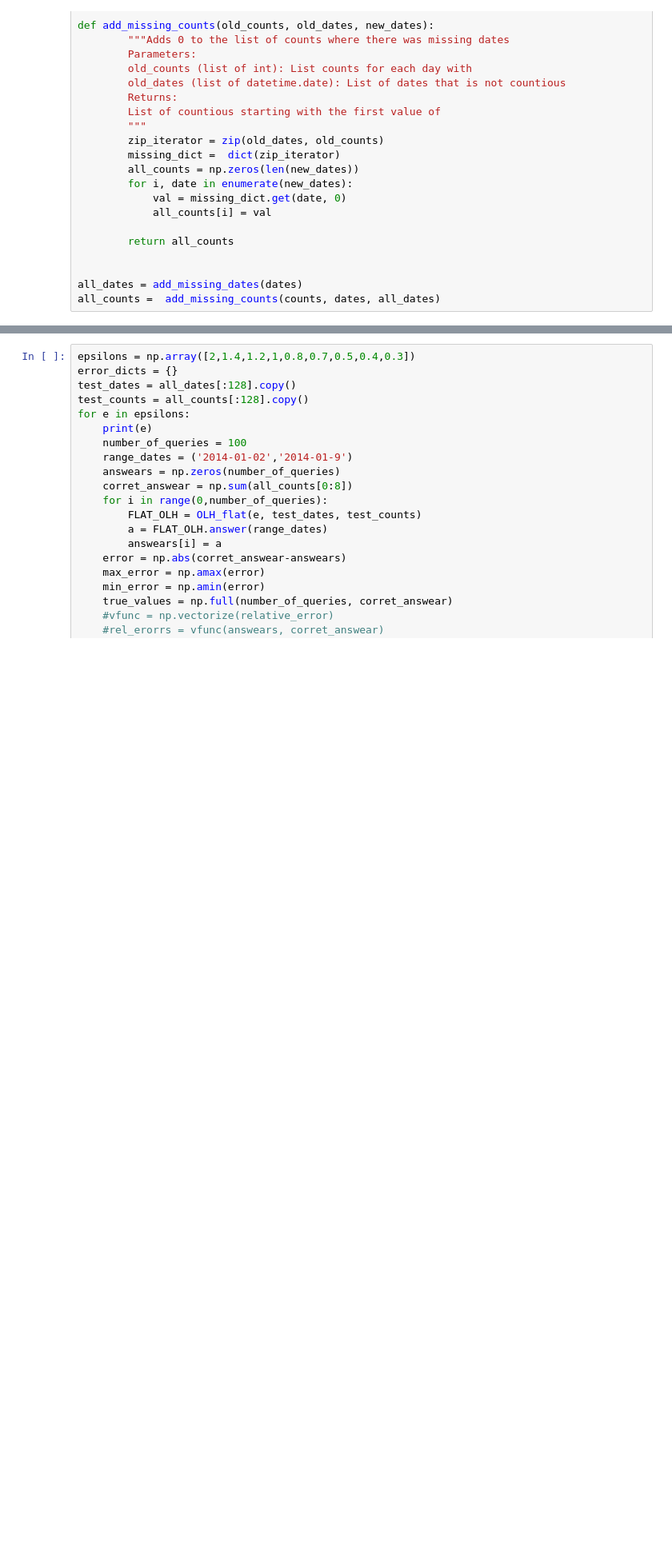
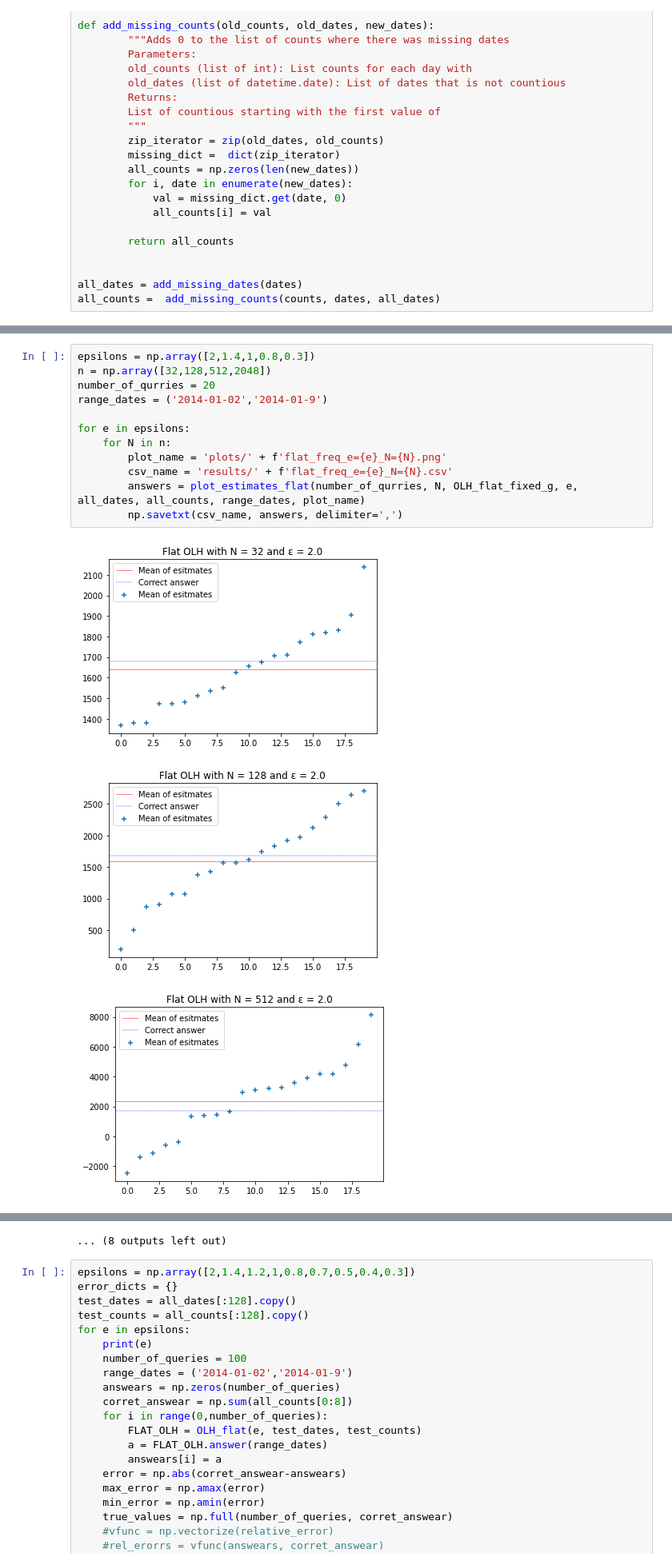
Before and after one commit to j-friis/Bachelors-Thesis, a Jupyter notebook: Implementation/flat_freq_oracle.ipynb, the cells around one changed output, grey strips where cells are left out. Shown: that part at 80% size. Drawn from its saved outputs; the diff is of its cells as text; blank space fills up the shorter version.

```diff
--- a/Implementation/flat_freq_oracle.ipynb
+++ b/Implementation/flat_freq_oracle.ipynb
@@ -311,0 +572,16 @@ print(corret_answear)
+# %%
+epsilons = np.array([2,1.4,1,0.8,0.3])
+n = np.array([32,128,512,2048])
+number_of_qurries = 20
+range_dates = ('2014-01-02','2014-01-9')
+
+for e in epsilons:
+    for N in n:
+        plot_name = 'plots/' + f'flat_freq_e={e}_N={N}.png'
+        csv_name = 'results/' + f'flat_freq_e={e}_N={N}.csv'
+        answers = plot_estimates_flat(number_of_qurries, N, OLH_flat_fixed_g, e, all_dates, all_counts, range_dates, plot_name)
+        np.savetxt(csv_name, answers, delimiter=',')
+# %% [output]
+[figure, added]
+[figure, added]
+[figure, added]
@@ -312,3 +597,4 @@ print(corret_answear)
+... (8 outputs left out)
 # %%
 epsilons = np.array([2,1.4,1.2,1,0.8,0.7,0.5,0.4,0.3])
 error_dicts = {}
```
Also changed, not shown: parts of 6 cells of this notebook, 3 other files.
